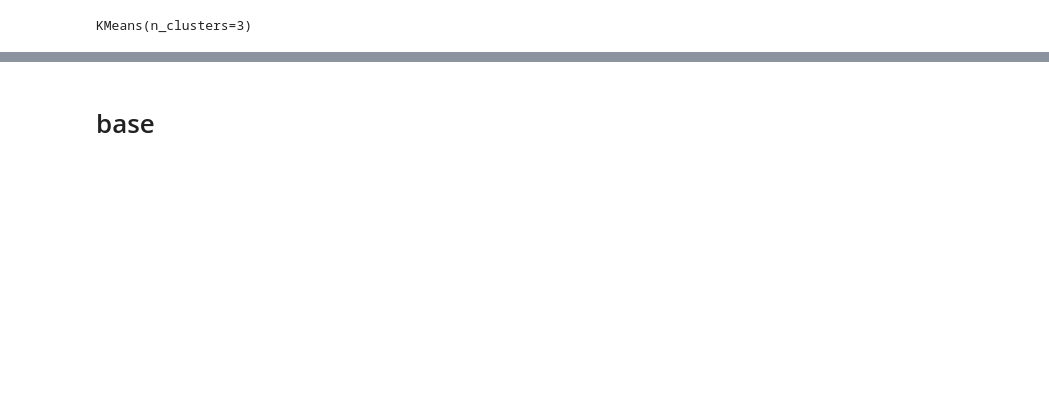
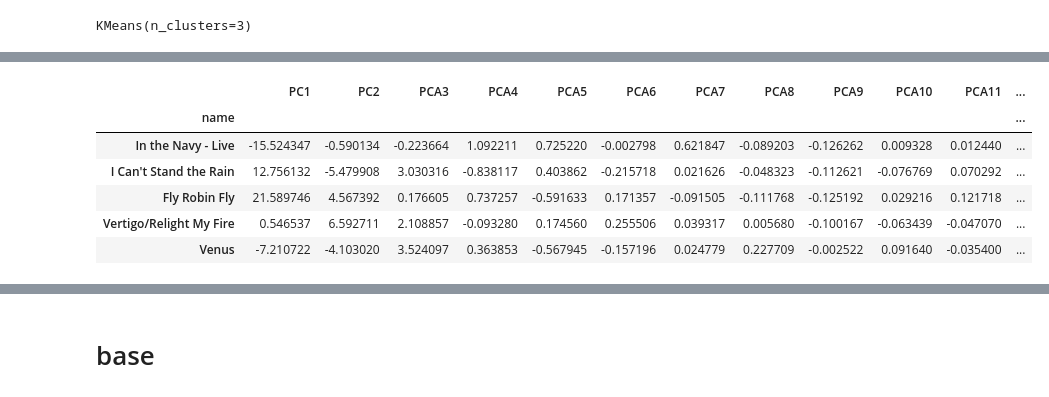
Before and after one commit to nv0884a/Project4, a Jupyter notebook: Push330.ipynb, the cells around one changed output, grey strips where cells are left out. Cells and saved outputs as stored; diff of their text form; code cells hidden in the pictures; blank space fills up the shorter version.

```diff
--- a/Push330.ipynb
+++ b/Push330.ipynb
@@ -665,0 +746,12 @@ merged_features.to_sql('songs', )
+# %%
+df_music_pca_predictions["MusicCluster"] = music_clusters
+# %%
+df_music_pca_predictions.head()
+# %% [output]
+|  | PC1 | PC2 | PCA3 | PCA4 | PCA5 | PCA6 | PCA7 | PCA8 | PCA9 | PCA10 | PCA11 | ... |
+| name |  |  |  |  |  |  |  |  |  |  |  | ... |
+| In the Navy - Live | -15.524347 | -0.590134 | -0.223664 | 1.092211 | 0.725220 | -0.002798 | 0.621847 | -0.089203 | -0.126262 | 0.009328 | 0.012440 | ... |
+| I Can't Stand the Rain | 12.756132 | -5.479908 | 3.030316 | -0.838117 | 0.403862 | -0.215718 | 0.021626 | -0.048323 | -0.112621 | -0.076769 | 0.070292 | ... |
+| Fly Robin Fly | 21.589746 | 4.567392 | 0.176605 | 0.737257 | -0.591633 | 0.171357 | -0.091505 | -0.111768 | -0.125192 | 0.029216 | 0.121718 | ... |
+| Vertigo/Relight My Fire | 0.546537 | 6.592711 | 2.108857 | -0.093280 | 0.174560 | 0.255506 | 0.039317 | 0.005680 | -0.100167 | -0.063439 | -0.047070 | ... |
+| Venus | -7.210722 | -4.103020 | 3.524097 | 0.363853 | -0.567945 | -0.157196 | 0.024779 | 0.227709 | -0.002522 | 0.091640 | -0.035400 | ... |
```
Also changed, not shown: parts of 42 cells of this notebook, 2 other files.
